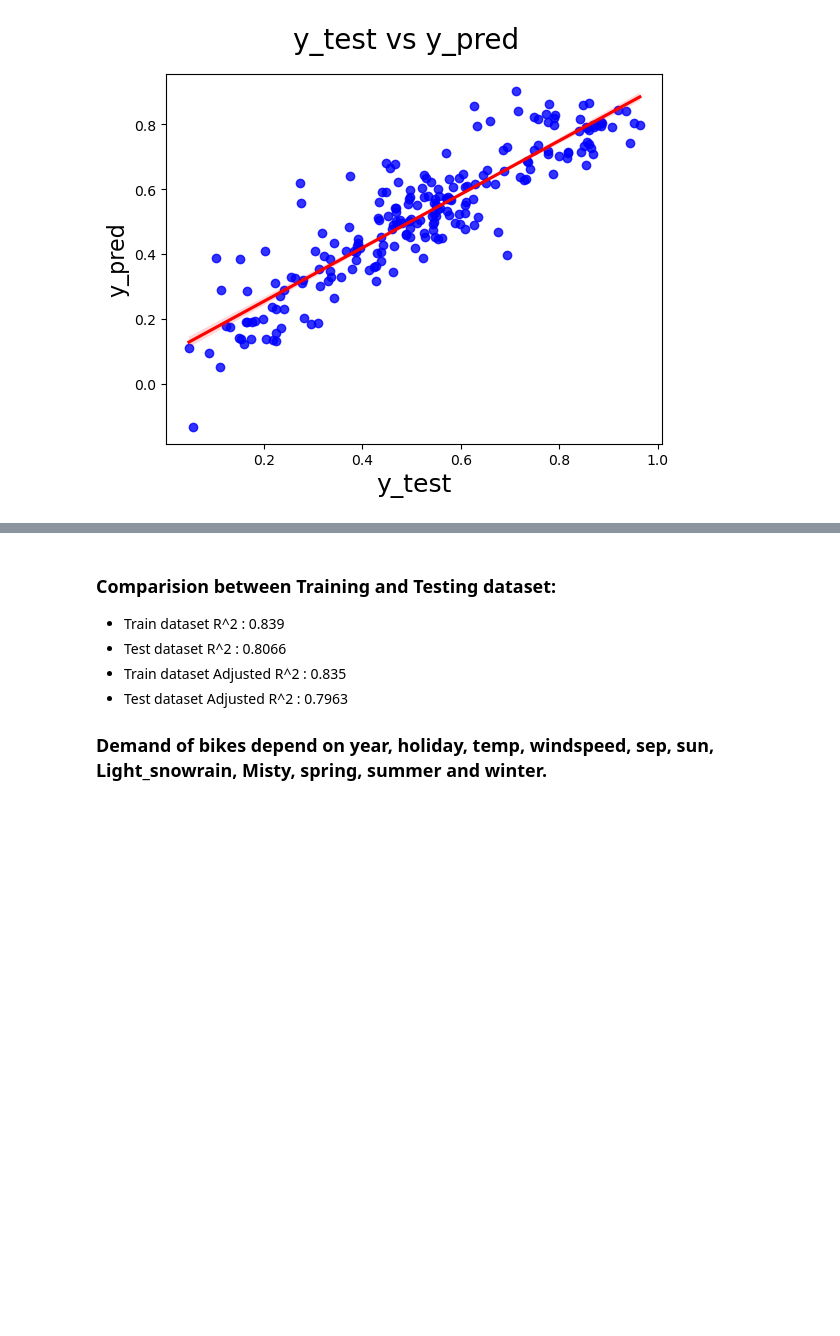
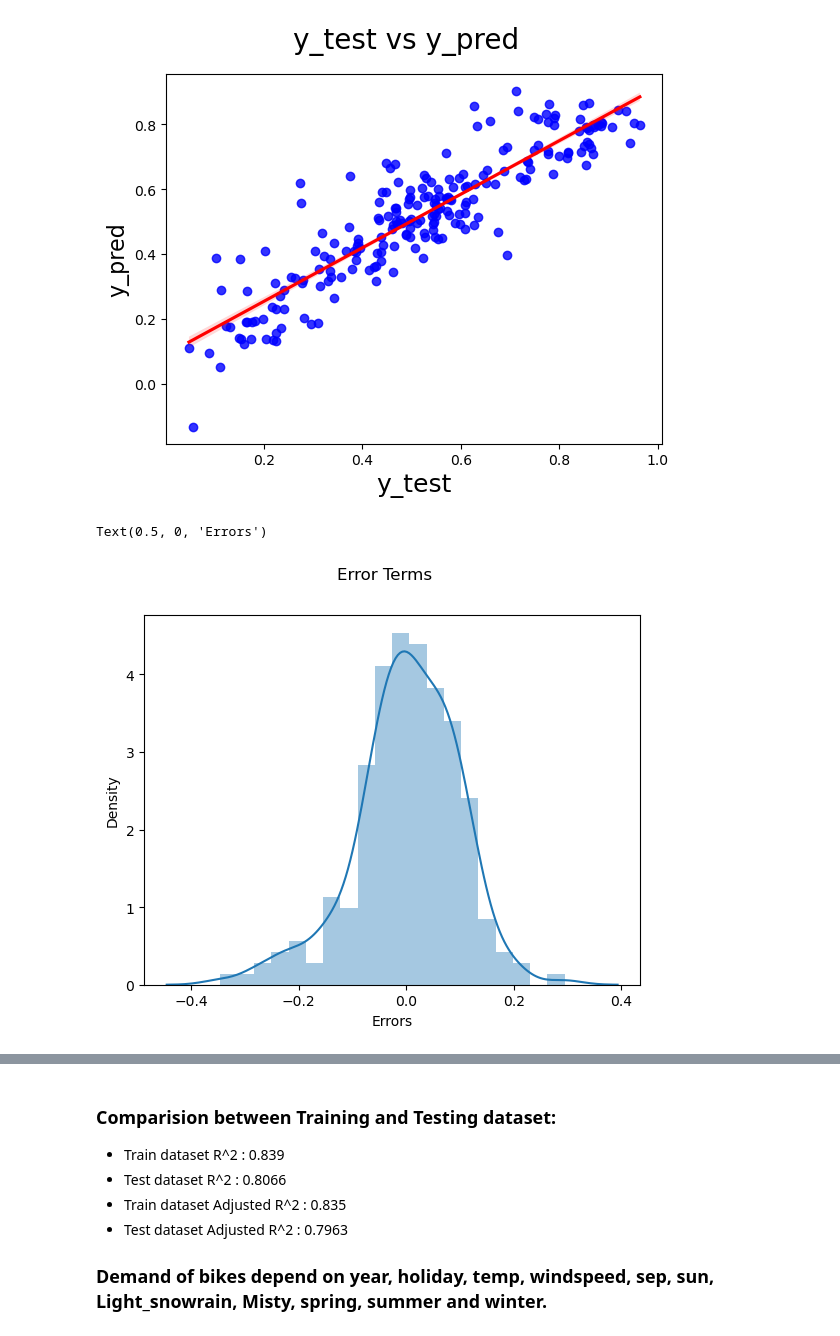
Before and after one commit to davisvarkey/bikesharing_casestudy, a Jupyter notebook: Bike_sharing_case_study.ipynb, the cells around one changed output, grey strips where cells are left out. Cells and saved outputs as stored; diff of their text form; code cells hidden in the pictures; blank space fills up the shorter version.

```diff
--- a/Bike_sharing_case_study.ipynb
+++ b/Bike_sharing_case_study.ipynb
@@ -742,3 +745,13 @@ plt.ylabel('y_pred', fontsize = 16)
 # %% [output]
 Text(0, 0.5, 'y_pred')
 [figure]
+# %%
+# Plot histogram for the error terms
+
+fig = plt.figure()
+sns.distplot((y_test - y_pred), bins=20)
+fig.suptitle('Error Terms')
+plt.xlabel('Errors')
+# %% [output]
+Text(0.5, 0, 'Errors')
+[figure, added]
```
Also changed, not shown: parts of 3 cells of this notebook.
